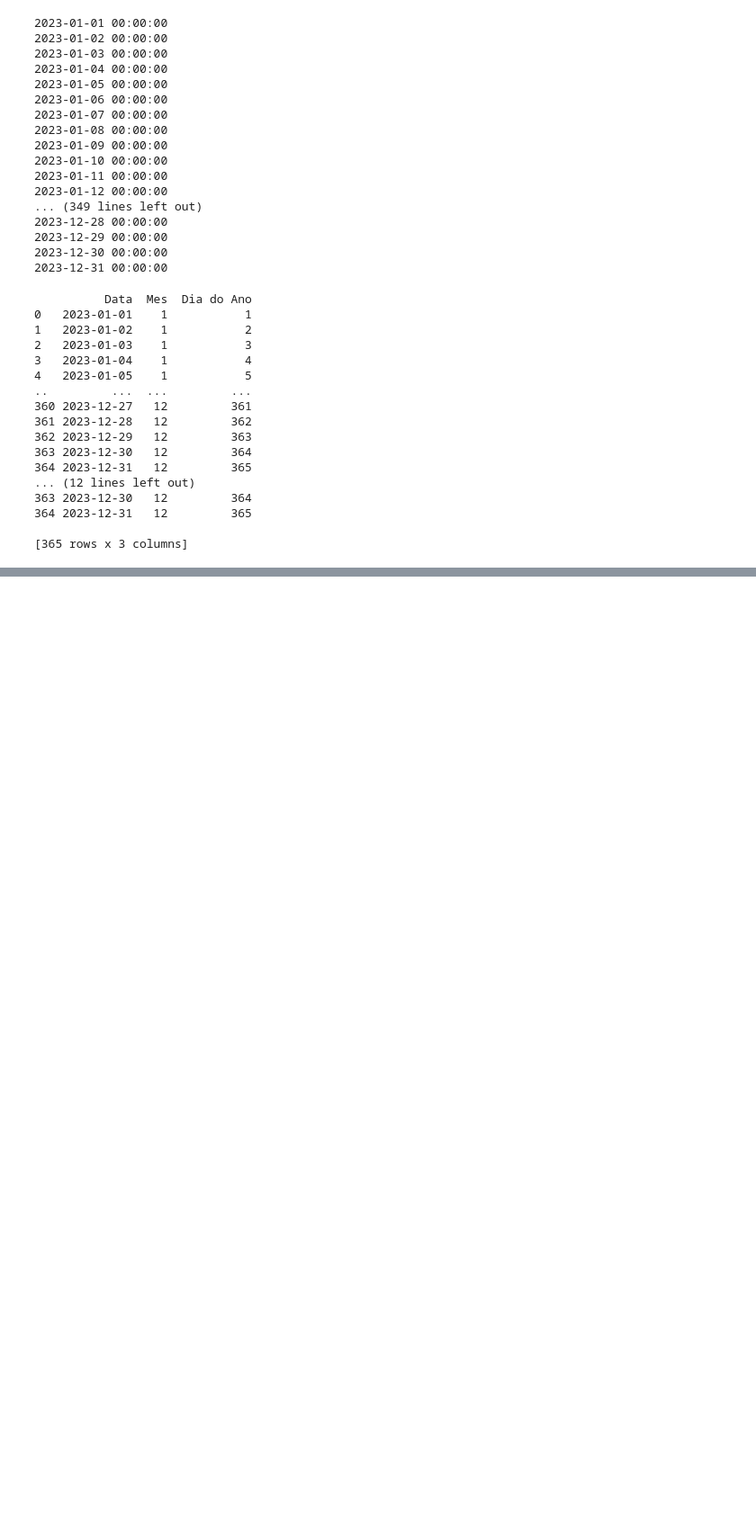
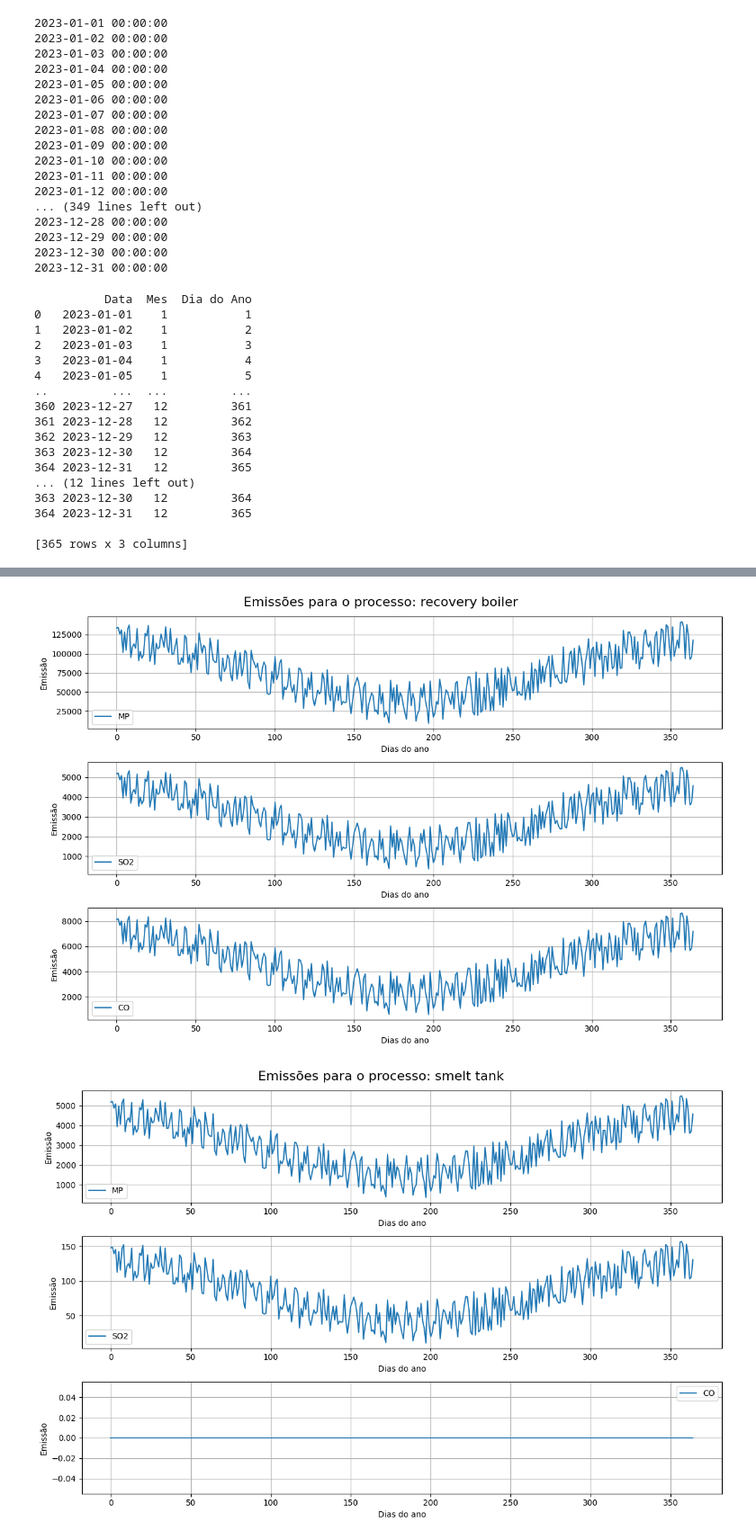
Before and after one commit to maiarasimone/ENS5173_202401, a Jupyter notebook: Atividade01_01.ipynb, the cells around one changed output, grey strips where cells are left out. Shown at 90% size. Saved outputs shown, nothing was run; the diff lists cells and outputs as text; code cells hidden in the pictures; blank space fills up the shorter version.

```diff
--- a/Atividade01_01.ipynb
+++ b/Atividade01_01.ipynb
@@ -256,5 +255,0 @@ Média anual em kg: 299051.9772901356
-# %%
-# Convertendo de kg/dia para g/s
-#1000/(24*60*60)
-df['aleatorioSazonal_g_s'] = (df['aleatorioSazonal']/ 86.4)
-print(df)
@@ -279,19 +255,0 @@ print(df)
-# %%
-
-fator_aleatorio_sazonal = df['aleatorioSazonal']
-
-# Taxas de emissão dos poluentes para cada processo
-emissoes_processos = {
-    'recovery boiler': {'MP': 90.0, 'SO2': 3.50, 'CO': 5.50},
-    'smelt tank': {'MP': 3.5, 'SO2': 0.10, 'CO': 0.00},
-    'lime kiln': {'MP': 28.0, 'SO2': 0.15, 'CO': 0.05}
-}
-
-# Loop para cada poluente
-for poluente in ['MP', 'SO2', 'CO']:
-    print(f"\nEmissão para o poluente '{poluente}':")
-    # Loop para cada processo
-    for processo, emissoes in emissoes_processos.items():
-        # Multiplica as taxas de emissão pelo fator aleatório sazonal para o processo e poluente específico
-        emissao_processo_poluente = emissoes[poluente] * fator_aleatorio_sazonal
-        print(f"{processo}: {emissao_processo_poluente}")
@@ -410,0 +304,24 @@ Máxima: 0.5785 g/s
+# %%
+import matplotlib.pyplot as plt
+
+# Loop sobre cada processo
+for processo, fatores_emissoes in emissoes_processos.items():
+    plt.figure(figsize=(12, 8))
+    plt.suptitle(f'Emissões para o processo: {processo}', fontsize=16)
+    i = 1
+
+    # Loop sobre cada poluente
+    for poluente, df_emissoes_poluente in dfs_emissoes.items():
+        plt.subplot(3, 1, i)
+        plt.plot(df_emissoes_poluente.index, df_emissoes_poluente[processo], label=poluente)
+        plt.xlabel('Dias do ano')
+        plt.ylabel('Emissão')
+        plt.legend()
+        plt.grid(True)
+        i += 1
+
+    plt.tight_layout()
+    plt.show()
+# %% [output]
+[figure, added]
+[figure, added]
```
Also changed, not shown: parts of 11 cells of this notebook, 1 other file.
